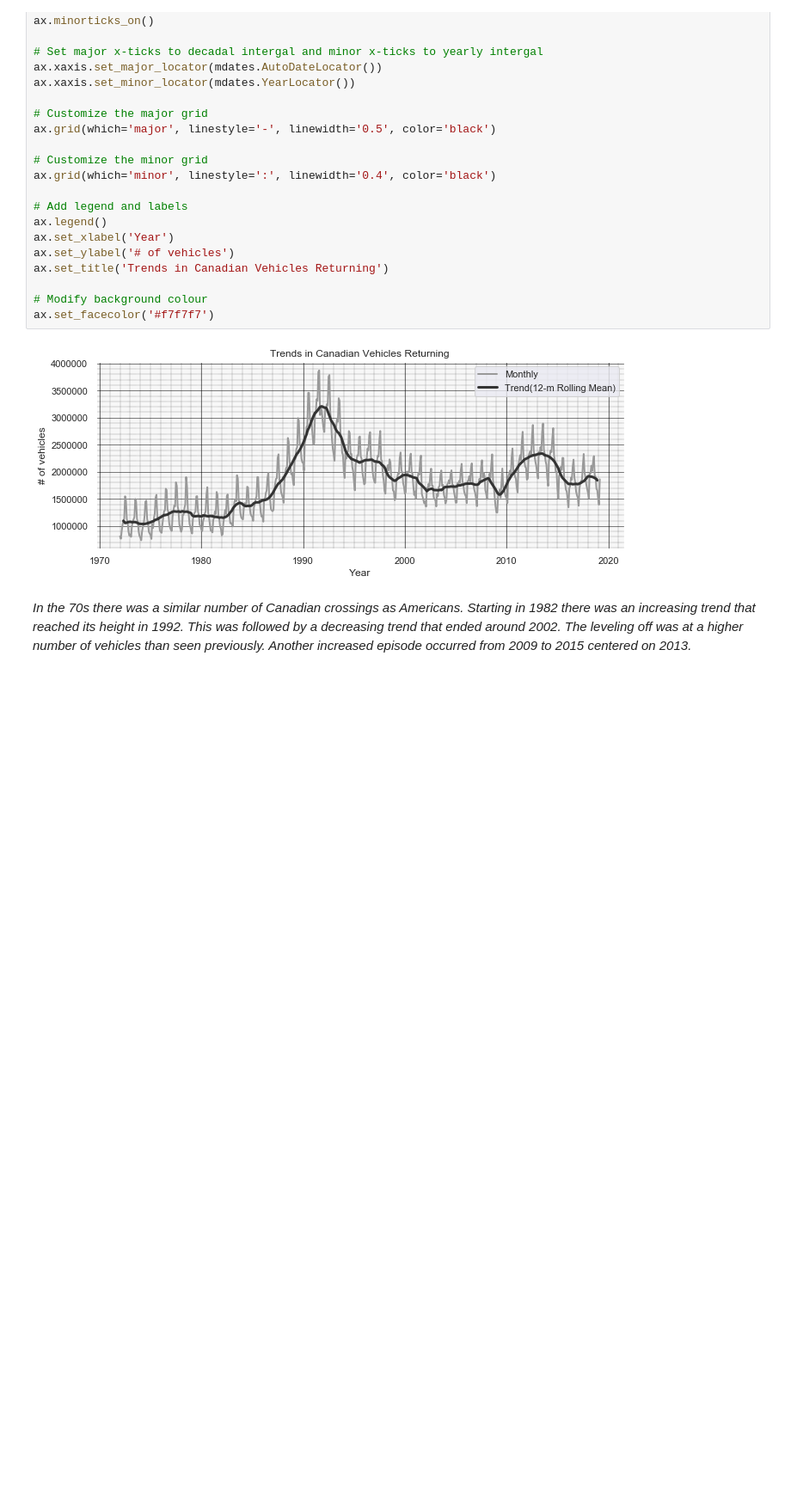
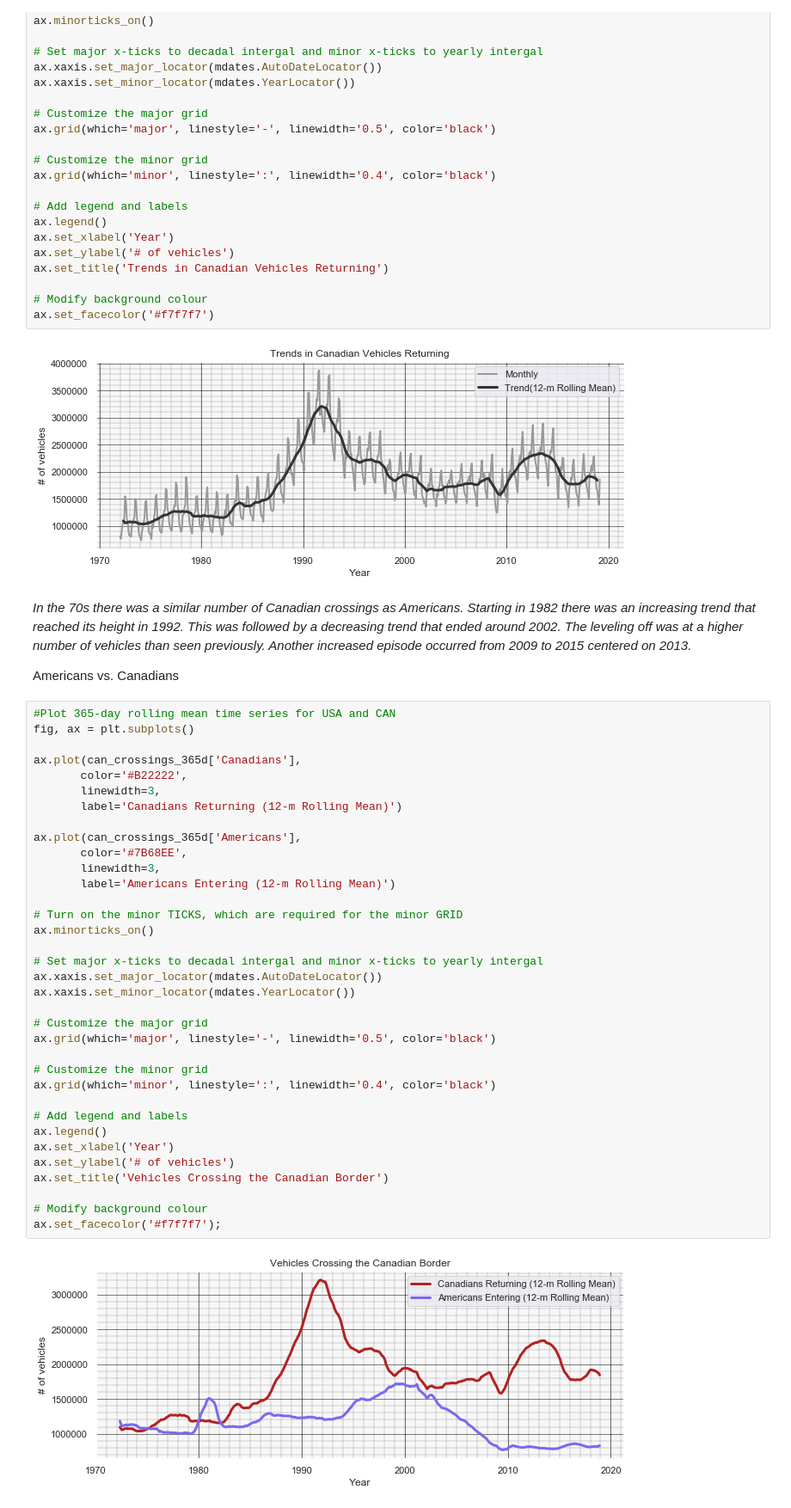
Before and after one commit to AMacumber/Canada_US_BorderCrossings, a Jupyter notebook: Main_BorderCrossing.ipynb, the cells around one changed output. Shown at 86% size. Saved outputs shown, nothing was run; the diff lists cells and outputs as text; blank space fills up the shorter version.

```diff
--- a/Main_BorderCrossing.ipynb
+++ b/Main_BorderCrossing.ipynb
@@ -654,3 +649,43 @@ ax.set_facecolor('#f7f7f7')
 [figure]
 # %% [markdown]
 *In the 70s there was a similar number of Canadian crossings as Americans. Starting in 1982 there was an increasing trend that reached its height in 1992. This was followed by a decreasing trend that ended around 2002. The leveling off was at a higher number of vehicles than seen previously. Another increased episode occurred from 2009 to 2015 centered on 2013.*
+
+
+Americans vs. Canadians
+# %%
+#Plot 365-day rolling mean time series for USA and CAN
+fig, ax = plt.subplots()
+
+ax.plot(can_crossings_365d['Canadians'],
+       color='#B22222',
+       linewidth=3,
+       label='Canadians Returning (12-m Rolling Mean)')
+
+ax.plot(can_crossings_365d['Americans'],
+       color='#7B68EE',
+       linewidth=3,
+       label='Americans Entering (12-m Rolling Mean)')
+
+# Turn on the minor TICKS, which are required for the minor GRID
+ax.minorticks_on()
+
+# Set major x-ticks to decadal intergal and minor x-ticks to yearly intergal
+ax.xaxis.set_major_locator(mdates.AutoDateLocator())
+ax.xaxis.set_minor_locator(mdates.YearLocator())
+
+# Customize the major grid
+ax.grid(which='major', linestyle='-', linewidth='0.5', color='black')
+
+# Customize the minor grid
+ax.grid(which='minor', linestyle=':', linewidth='0.4', color='black')
+
+# Add legend and labels
+ax.legend()
+ax.set_xlabel('Year')
+ax.set_ylabel('# of vehicles')
+ax.set_title('Vehicles Crossing the Canadian Border')
+
+# Modify background colour
+ax.set_facecolor('#f7f7f7');
+# %% [output]
+[figure, added]
```
Also changed, not shown: parts of 11 cells of this notebook.
